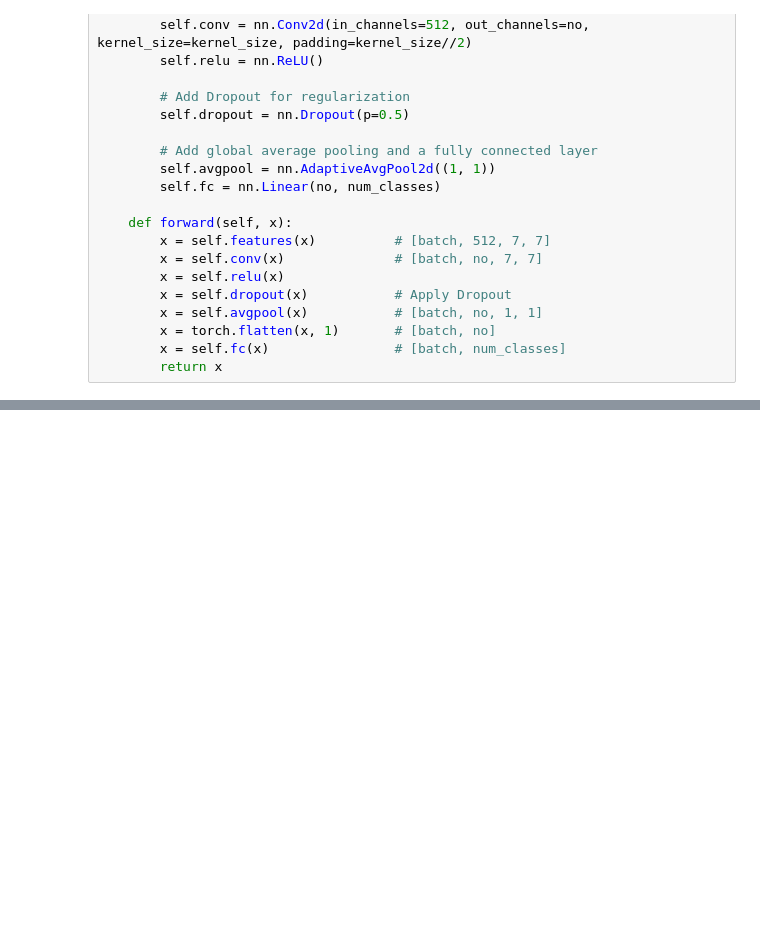
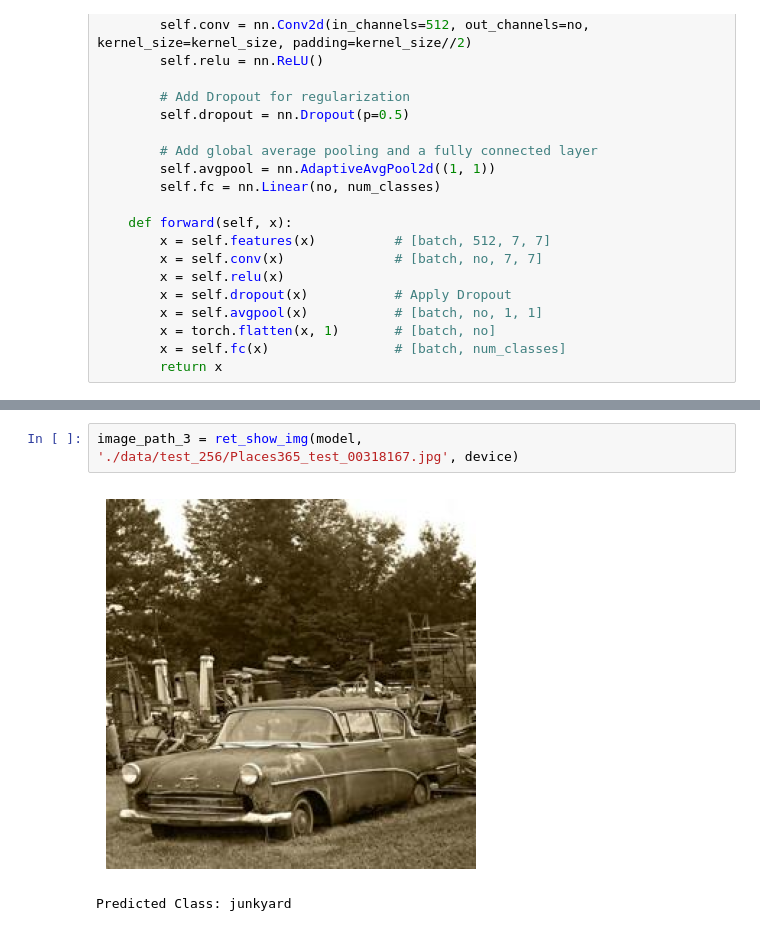
Before and after one commit to YKH2020/CV_Places365, a Jupyter notebook: PlacesClassification_ResNet50_DL.ipynb, the cells around one changed output, grey strips where cells are left out. Cells and saved outputs as stored; diff of their text form; blank space fills up the shorter version.

```diff
--- a/PlacesClassification_ResNet50_DL.ipynb
+++ b/PlacesClassification_ResNet50_DL.ipynb
@@ -515,0 +638,5 @@ KeyboardInterrupt:
+# %%
+image_path_3 = ret_show_img(model, './data/test_256/Places365_test_00318167.jpg', device)
+# %% [output]
+[figure, added]
+Predicted Class: junkyard
```
Also changed, not shown: parts of 18 cells of this notebook, 3 other files.
